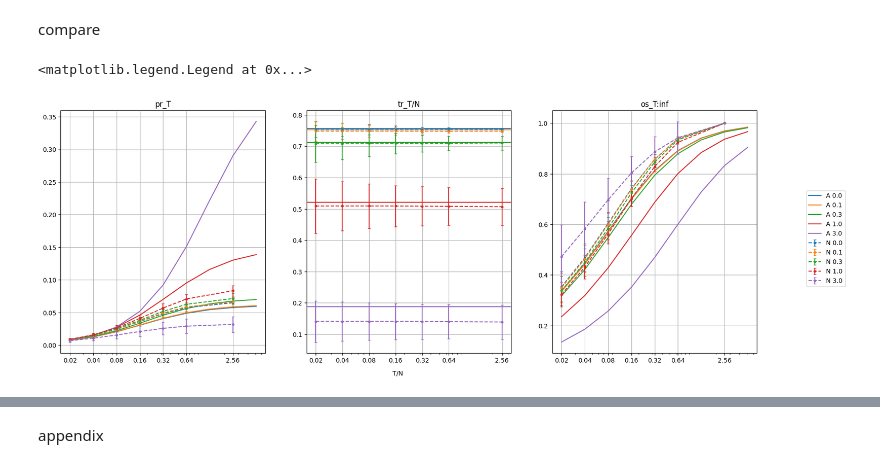
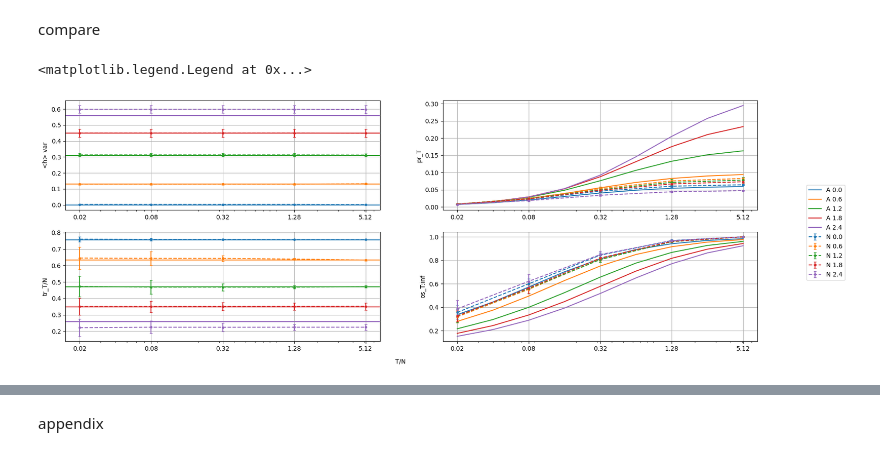
Before and after one commit to zhaoz0314/random-EI, a Jupyter notebook: pseudospatial/predictions.ipynb, the cells around one changed output, grey strips where cells are left out. Saved outputs shown, nothing was run; the diff lists cells and outputs as text; code cells hidden in the pictures.

```diff
--- a/pseudospatial/predictions.ipynb
+++ b/pseudospatial/predictions.ipynb
@@ -316,8 +316,8 @@ plot
 color_s = plt.rcParams['axes.prop_cycle'].by_key()['color']
 activity_type_s = ["h (or n)", "r"]
 # %%
-ext_unscaled_std_s = jnp.array([0, 0.1, 0.3, 1, 3])
-relative_lag_s = jnp.arange(32) * 10
+ext_unscaled_std_s = jnp.array([0, 0.6, 1.2, 1.8, 2.4])
+rescaled_relative_lag_s = jnp.arange(30) / 30 * 4
 part_n_s = jnp.array([500, 1000, 2000])
 window_len_s = jnp.array([10, 20, 40, 80, 160, 320, 640, 1280, 2560])
 
@@ -334,7 +334,7 @@ for ext_unscaled_std_idx in range(len(ext_unscaled_std_s)):
   all_cov_s[ext_unscaled_std_idx] = all_cov_s_fct(m_acov_s[ext_unscaled_std_idx],
                                                   4, ext_unscaled_std_s[ext_unscaled_std_idx])
   prediction_s[ext_unscaled_std_idx] = prediction_s_fct(all_cov_s[ext_unscaled_std_idx],
-                                                        relative_lag_s, window_len_s, part_n_s)
+                                                        rescaled_relative_lag_s, window_len_s, part_n_s)
   end_time = time.time()
   print(end_time - start_time)
 # %% [output]
@@ -448,51 +420,59 @@ Text(0.5, 0.04, 'tau/T')
 compare
 # %%
 # numerics
-[part_n, sim_window_len_s, samp_sep_s, pr_s_free, tr_s_free, os_s_free, lagged_os_s_free
+[part_n, sim_window_len_s, samp_sep_s,
+ h_mean_var_s_free, pr_s_free, tr_s_free, os_s_free, lagged_os_s_free
 ] = load_as_list("sim_free.npz")
-[part_n, sim_window_len_s, samp_sep_s, pr_s, tr_s, os_s, lagged_os_s
+[part_n, sim_window_len_s, samp_sep_s,
+ h_mean_var_s, pr_s, tr_s, os_s, lagged_os_s
 ] = load_as_list("sim.npz")
 
 def val_stat_s_fct(stat_s_wrt_amp_s):
   return([jnp.concatenate([fct(stat_s, axis = (0, 2, 3, 4, 6))
                            for stat_s in stat_s_wrt_amp_s], axis = 0)
           for fct in [jnp.mean, jnp.std]])
 
-val_stat_s = [val_stat_s_fct([pr_s_free, pr_s]),
+val_stat_s = [val_stat_s_fct([h_mean_var_s_free, h_mean_var_s]),
+              val_stat_s_fct([pr_s_free, pr_s]),
               val_stat_s_fct([tr_s_free, tr_s]),
               val_stat_s_fct([os_s_free, os_s])]
 
 # analytics
 sim_part_n_idx = better_searchsorted(part_n_s, part_n)
 
 # plot
-[fig, subfig_s] = plt.subplots(1, 3, figsize = (20,7), squeeze = False)
+[fig, subfig_s] = plt.subplots(2, 2, figsize = (20,7), squeeze = False)
 
 for ext_idx in range(len(ext_unscaled_std_s)):
-  subfig_s[0, 0].plot(window_len_s / part_n_s[sim_part_n_idx], prediction_s[ext_idx][1][0][sim_part_n_idx, :, 0],
-                      label = "A " + str(ext_unscaled_std_s[ext_idx]),
+  subfig_s[0, 0].axhline(jnp.min(all_cov_s[ext_idx][0][3]),
+                         label = "A " + str(ext_unscaled_std_s[ext_idx]),
+                         color = color_s[ext_idx])
+  subfig_s[0, 1].plot(window_len_s / part_n_s[sim_part_n_idx], prediction_s[ext_idx][1][0][sim_part_n_idx, :, 0],
                       color = color_s[ext_idx])
-  subfig_s[0, 1].axhline(y = jnp.max(all_cov_s[ext_idx][0][4]),
+  subfig_s[1, 0].axhline(jnp.max(all_cov_s[ext_idx][0][4]),
                          color = color_s[ext_idx])
-  subfig_s[0, 2].plot(window_len_s / part_n_s[sim_part_n_idx], prediction_s[ext_idx][1][2][sim_part_n_idx, :, 0],
+  subfig_s[1, 1].plot(window_len_s / part_n_s[sim_part_n_idx], prediction_s[ext_idx][1][2][sim_part_n_idx, :, 0],
                       color = color_s[ext_idx])
-  for stat_idx in range(3):
-    subfig_s[0, stat_idx].errorbar(sim_window_len_s / part_n,
-                                   val_stat_s[stat_idx][0][ext_idx],
-                                   yerr = val_stat_s[stat_idx][1][ext_idx],
-                                   capsize = 2, label = ("N " + str(ext_unscaled_std_s[ext_idx])
-                                                         if stat_idx == 0 else ""),
-                                   color = color_s[ext_idx],
-                                   linestyle = "--", marker = ".")
-subfig_s[0, 0].set(title = "pr_T")
-subfig_s[0, 1].set(title = "tr_T/N")
-subfig_s[0, 2].set(title = "os_T:inf")
-for stat_idx in range(3):
-  subfig_s[0, stat_idx].set(xscale = "log",
-                            xticks = sim_window_len_s / part_n, xticklabels = sim_window_len_s / part_n)
-  subfig_s[0, stat_idx].grid()
+  for stat_idx in range(4):
+    plot_idx = jnp.unravel_index(stat_idx, (2, 2))
+    subfig_s[plot_idx].errorbar(sim_window_len_s / part_n,
+                                val_stat_s[stat_idx][0][ext_idx],
+                                yerr = val_stat_s[stat_idx][1][ext_idx],
+                                capsize = 2, label = ("N " + str(ext_unscaled_std_s[ext_idx])
+                                                      if stat_idx == 0 else ""),
+                                color = color_s[ext_idx],
+                                linestyle = "--", marker = ".")
+subfig_s[0, 0].set(ylabel = "<h> var")
+subfig_s[0, 1].set(ylabel = "pr_T")
+subfig_s[1, 0].set(ylabel = "tr_T/N")
+subfig_s[1, 1].set(ylabel = "os_T:inf")
+for stat_idx in range(4):
+  plot_idx = jnp.unravel_index(stat_idx, (2, 2))
+  subfig_s[plot_idx].set(xscale = "log",
+                         xticks = sim_window_len_s / part_n, xticklabels = sim_window_len_s / part_n)
+  subfig_s[plot_idx].grid()
 fig.text(0.5, 0.04, "T/N", ha = "center")
 fig.legend(loc = "outside right")
 # %% [output]
 <matplotlib.legend.Legend at 0x...>
-[figure, old version]
+[figure, new version]
```
Also changed, not shown: parts of 9 cells of this notebook, 1 other file.
